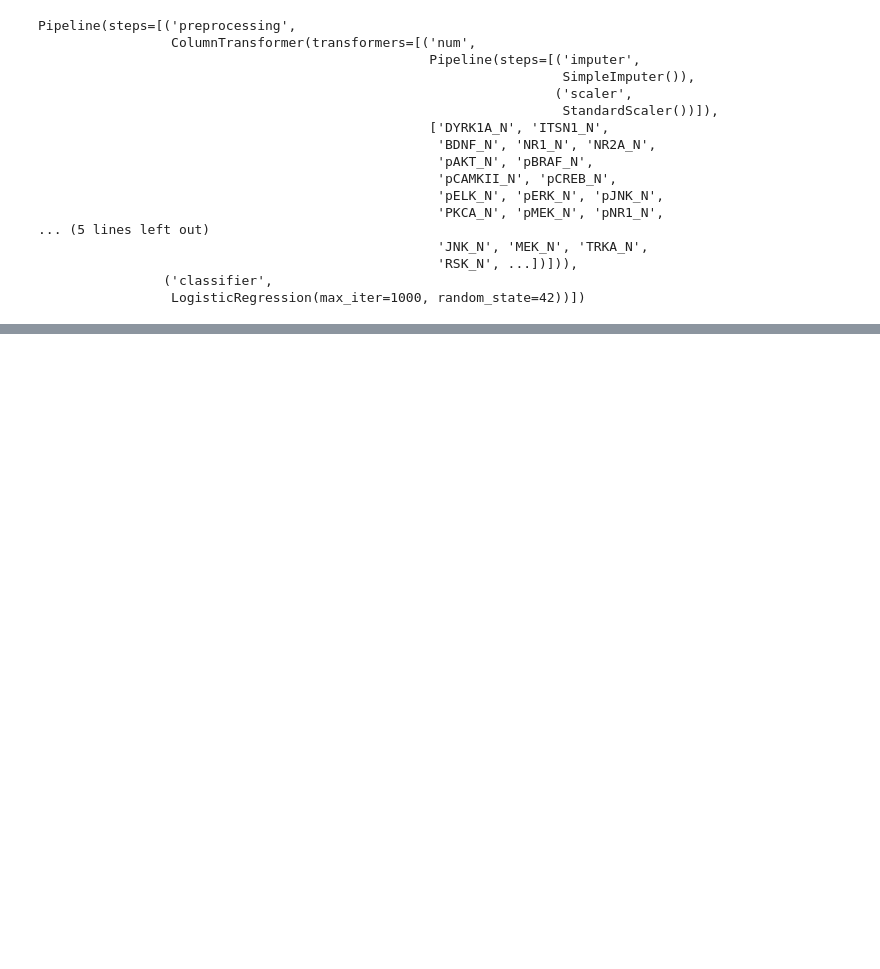
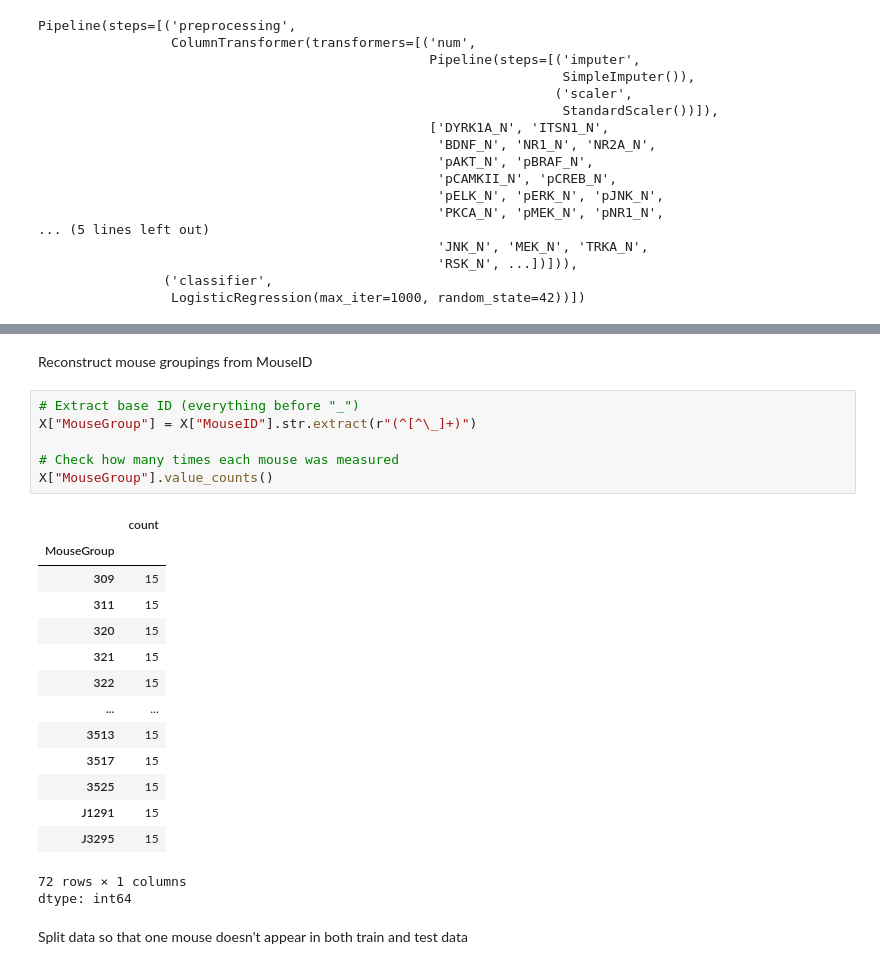
Before and after one commit to gusjoa/ML_medbioinfo, a Jupyter notebook: ML_medbioinfo.ipynb, the cells around one changed output, grey strips where cells are left out. Cells and saved outputs as stored; diff of their text form; blank space fills up the shorter version.

```diff
--- a/ML_medbioinfo.ipynb
+++ b/ML_medbioinfo.ipynb
@@ -235,0 +359,26 @@ Pipeline(steps=[('preprocessing',
+# %% [markdown]
+Reconstruct mouse groupings from MouseID
+# %%
+# Extract base ID (everything before "_")
+X["MouseGroup"] = X["MouseID"].str.extract(r"(^[^\_]+)")
+
+# Check how many times each mouse was measured
+X["MouseGroup"].value_counts()
+# %% [output]
+|  | count |
+| MouseGroup |  |
+| 309 | 15 |
+| 311 | 15 |
+| 320 | 15 |
+| 321 | 15 |
+| 322 | 15 |
+| ... | ... |
+| 3513 | 15 |
+| 3517 | 15 |
+| 3525 | 15 |
+| J1291 | 15 |
+| J3295 | 15 |
+72 rows × 1 columns
+dtype: int64
+# %% [markdown]
+Split data so that one mouse doesn't appear in both train and test data
```
Also changed, not shown: parts of 28 cells of this notebook.
